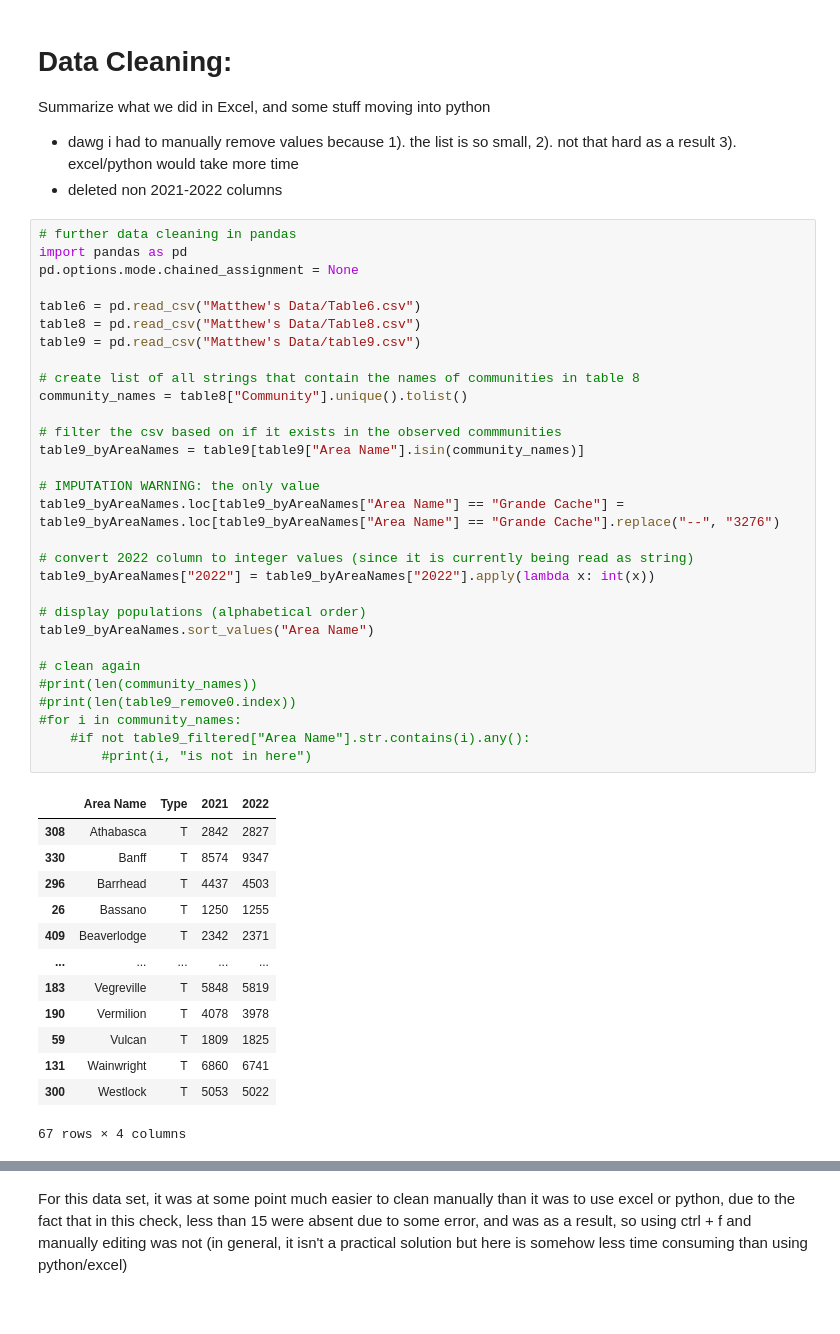
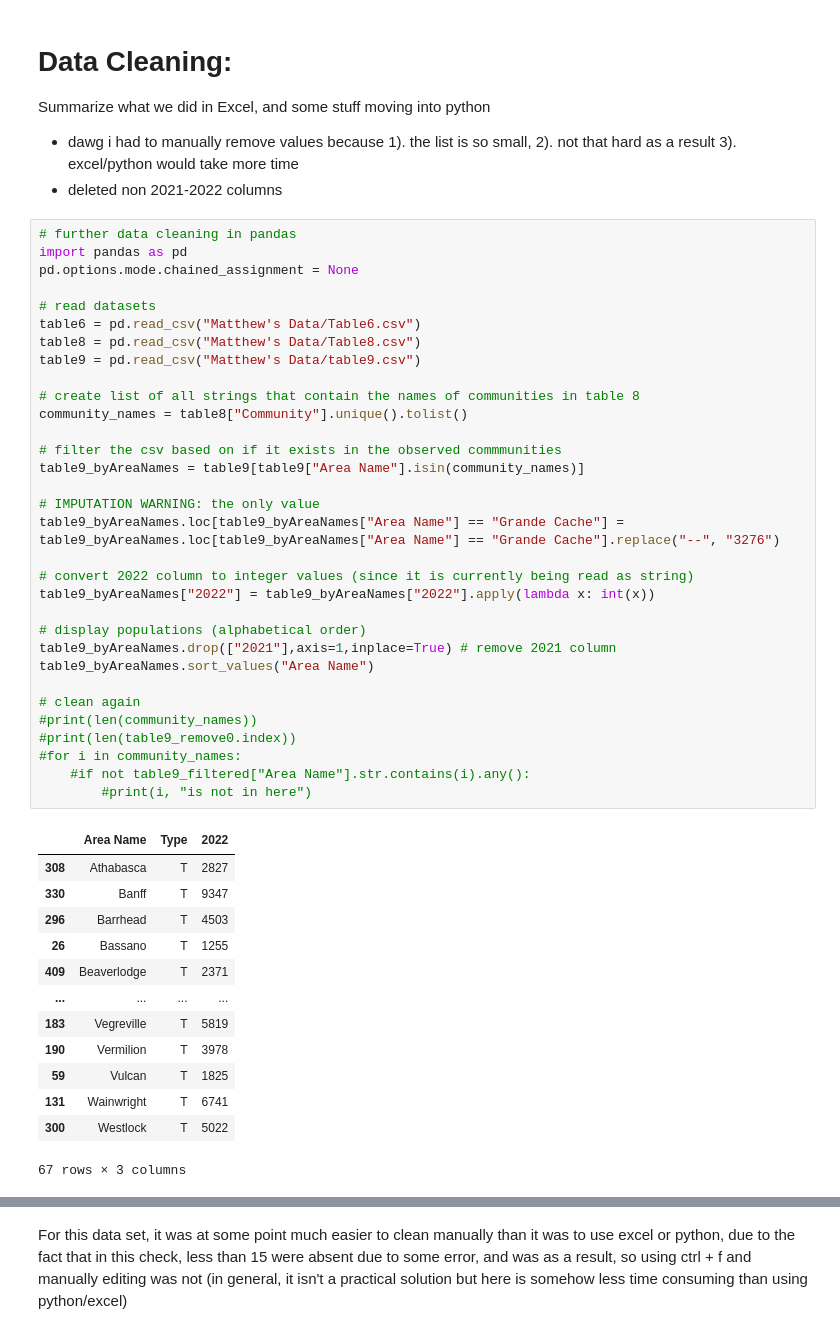
Before and after one commit to Mathemusician1729/DATA-221-Project, a Jupyter notebook: 221-Project.ipynb, the cells around one changed output, grey strips where cells are left out. Cells and saved outputs as stored; diff of their text form.

```diff
--- a/221-Project.ipynb
+++ b/221-Project.ipynb
@@ -7,43 +7,45 @@ Summarize what we did in Excel, and some stuff moving into python
 # further data cleaning in pandas
 import pandas as pd
 pd.options.mode.chained_assignment = None
 
+# read datasets
 table6 = pd.read_csv("Matthew's Data/Table6.csv")
 table8 = pd.read_csv("Matthew's Data/Table8.csv")
 table9 = pd.read_csv("Matthew's Data/table9.csv")
 
 # create list of all strings that contain the names of communities in table 8
 community_names = table8["Community"].unique().tolist()
 
 # filter the csv based on if it exists in the observed commmunities
 table9_byAreaNames = table9[table9["Area Name"].isin(community_names)]
 
 # IMPUTATION WARNING: the only value
 table9_byAreaNames.loc[table9_byAreaNames["Area Name"] == "Grande Cache"] = table9_byAreaNames.loc[table9_byAreaNames["Area Name"] == "Grande Cache"].replace("--", "3276")
 
 # convert 2022 column to integer values (since it is currently being read as string)
 table9_byAreaNames["2022"] = table9_byAreaNames["2022"].apply(lambda x: int(x))
 
 # display populations (alphabetical order)
+table9_byAreaNames.drop(["2021"],axis=1,inplace=True) # remove 2021 column
 table9_byAreaNames.sort_values("Area Name")
 
 # clean again
 #print(len(community_names))
 #print(len(table9_remove0.index))
 #for i in community_names:
     #if not table9_filtered["Area Name"].str.contains(i).any():
         #print(i, "is not in here")
 # %% [output]
-|  | Area Name | Type | 2021 | 2022 |
-| 308 | Athabasca | T | 2842 | 2827 |
-| 330 | Banff | T | 8574 | 9347 |
-| 296 | Barrhead | T | 4437 | 4503 |
-| 26 | Bassano | T | 1250 | 1255 |
-| 409 | Beaverlodge | T | 2342 | 2371 |
-| ... | ... | ... | ... | ... |
-| 183 | Vegreville | T | 5848 | 5819 |
-| 190 | Vermilion | T | 4078 | 3978 |
-| 59 | Vulcan | T | 1809 | 1825 |
-| 131 | Wainwright | T | 6860 | 6741 |
-| 300 | Westlock | T | 5053 | 5022 |
+|  | Area Name | Type | 2022 |
+| 308 | Athabasca | T | 2827 |
+| 330 | Banff | T | 9347 |
+| 296 | Barrhead | T | 4503 |
+| 26 | Bassano | T | 1255 |
+| 409 | Beaverlodge | T | 2371 |
+| ... | ... | ... | ... |
+| 183 | Vegreville | T | 5819 |
+| 190 | Vermilion | T | 3978 |
+| 59 | Vulcan | T | 1825 |
+| 131 | Wainwright | T | 6741 |
+| 300 | Westlock | T | 5022 |
-67 rows × 4 columns
+67 rows × 3 columns
```
Also changed, not shown: parts of 9 cells of this notebook, 1 other file.
